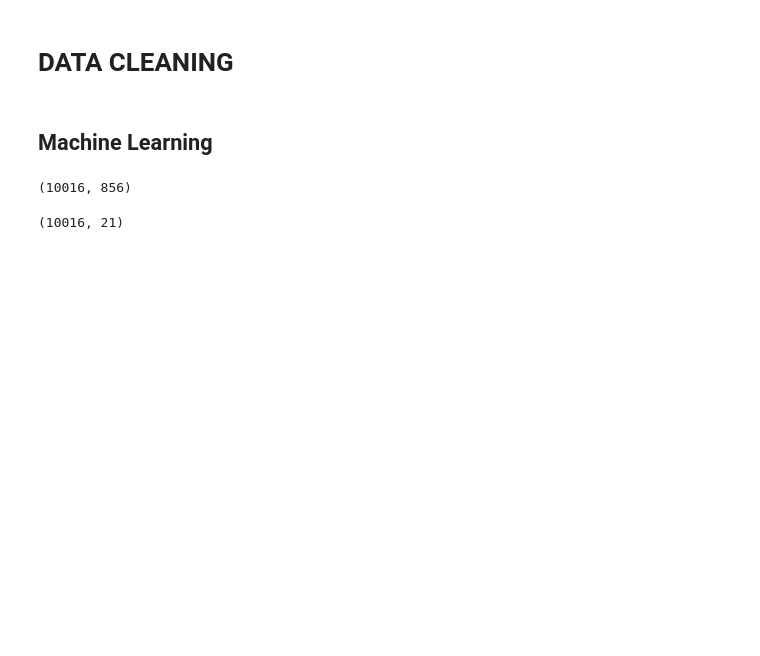
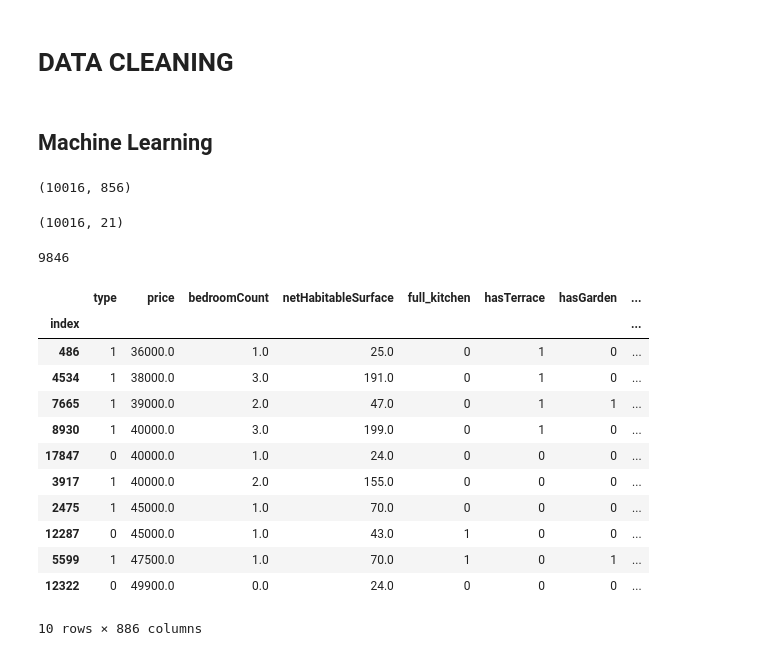
Before and after one commit to CorentinChanet/ML-RealEstate, a Jupyter notebook: ML Real-Estate.ipynb, the cells around one changed output. Drawn from its saved outputs; the diff is of its cells as text; code cells hidden in the pictures; blank space fills up the shorter version.

```diff
--- a/ML Real-Estate.ipynb
+++ b/ML Real-Estate.ipynb
@@ -108,6 +108,24 @@ belgium = belgium.sort_values('price').iloc[6:,:]
 
 price = np.array(belgium.price)
 data = belgium.drop('price', axis=1)
+# %%
+print(len(belgium))
+belgium.sort_values('price').head(10)
+# %% [output]
+9846
+|  | type | price | bedroomCount | netHabitableSurface | full_kitchen | hasTerrace | hasGarden | ... |
+| index |  |  |  |  |  |  |  | ... |
+| 486 | 1 | 36000.0 | 1.0 | 25.0 | 0 | 1 | 0 | ... |
+| 4534 | 1 | 38000.0 | 3.0 | 191.0 | 0 | 1 | 0 | ... |
+| 7665 | 1 | 39000.0 | 2.0 | 47.0 | 0 | 1 | 1 | ... |
+| 8930 | 1 | 40000.0 | 3.0 | 199.0 | 0 | 1 | 0 | ... |
+| 17847 | 0 | 40000.0 | 1.0 | 24.0 | 0 | 0 | 0 | ... |
+| 3917 | 1 | 40000.0 | 2.0 | 155.0 | 0 | 0 | 0 | ... |
+| 2475 | 1 | 45000.0 | 1.0 | 70.0 | 0 | 0 | 0 | ... |
+| 12287 | 0 | 45000.0 | 1.0 | 43.0 | 1 | 0 | 0 | ... |
+| 5599 | 1 | 47500.0 | 1.0 | 70.0 | 1 | 0 | 1 | ... |
+| 12322 | 0 | 49900.0 | 0.0 | 24.0 | 0 | 0 | 0 | ... |
+10 rows × 886 columns
 # %%
 y_box = np.ravel(power_transform(price.reshape(-1, 1), method='box-cox'))
 y = price
```
Also changed, not shown: parts of 7 cells of this notebook.
